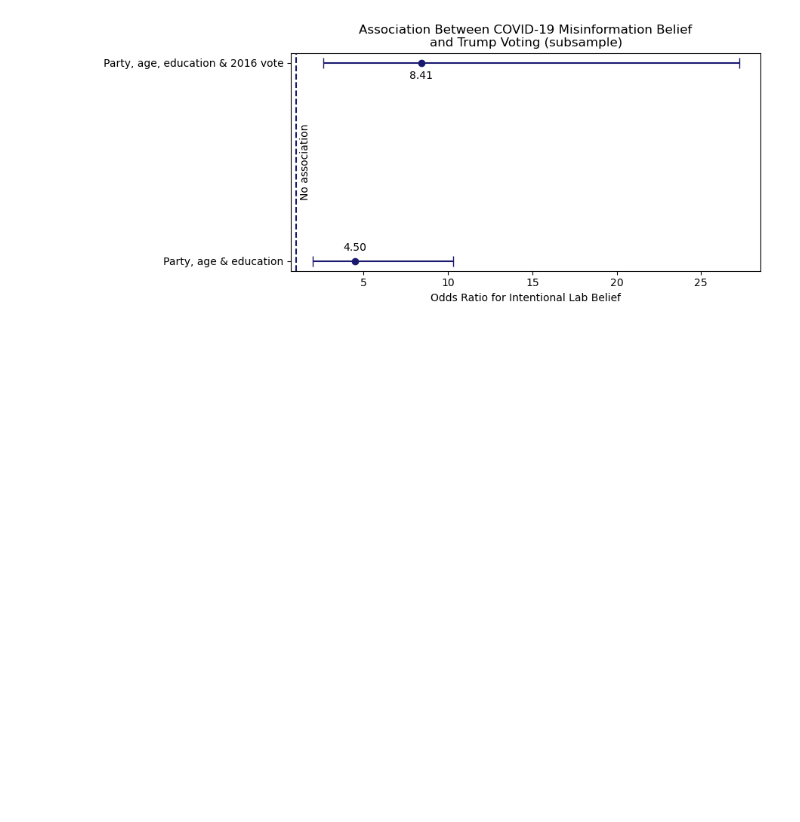
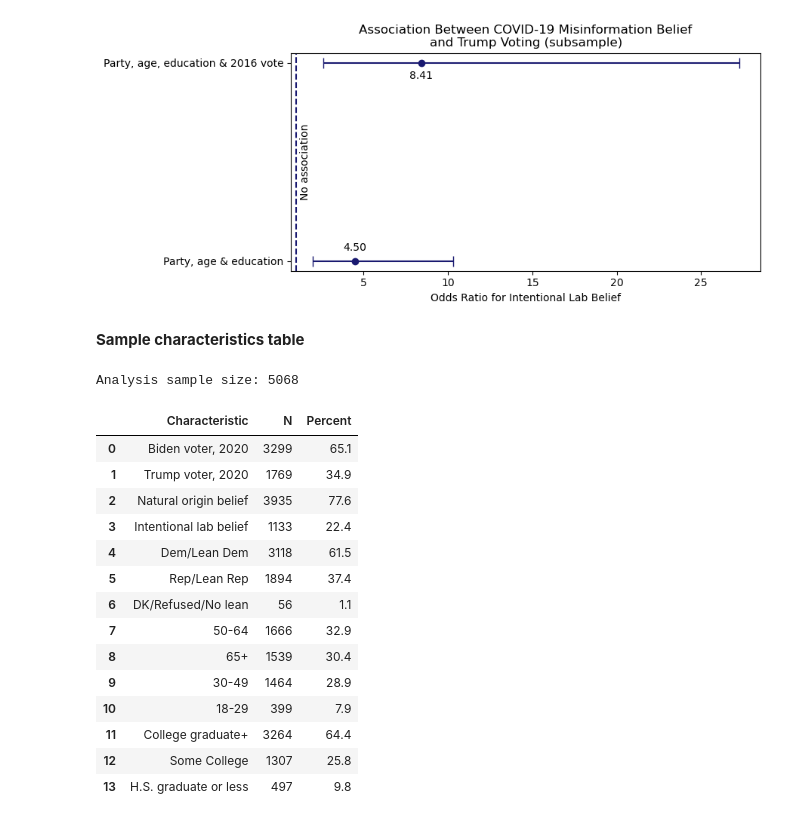
Before and after one commit to ameliabrooks28/QSS20_Project, a Jupyter notebook: code/03_regression.ipynb, the cells around one changed output. Saved outputs shown, nothing was run; the diff lists cells and outputs as text; code cells hidden in the pictures; blank space fills up the shorter version.

```diff
--- a/code/03_regression.ipynb
+++ b/code/03_regression.ipynb
@@ -3,6 +3,15 @@ import pandas as pd
 import numpy as np
 import matplotlib.pyplot as plt
 import statsmodels.formula.api as smf
+# %%
+# function for creating table at end of notebook
+
+def add_rows(table, df, variable, labels=None):
+    counts = df[variable].value_counts()
+
+    for value, count in counts.items():
+        label = labels.get(value, value) if labels else value
+        table.append({"Characteristic": label, "N": count, "Percent": count / len(df) * 100})
 # %%
 df = pd.read_csv("../data/merged_clean.csv")
 # %%
@@ -497,3 +506,49 @@ plt.savefig("../output/forest_coefficient_plot3.png", bbox_inches="tight")
 plt.show()
 # %% [output]
 [figure]
+# %% [markdown]
+**Sample characteristics table**
+# %%
+n = len(reg3)
+print("Analysis sample size:", n)
+# %% [output]
+Analysis sample size: 5068
+# %%
+table1 = []
+
+# 2020 vote
+add_rows(table1, reg3, "trump_vote", {0: "Biden voter, 2020", 1: "Trump voter, 2020"})
+
+# COVID misinformation belief
+add_rows(table1, reg3, "covid_misinfo_belief", {0: "Natural origin belief", 1: "Intentional lab belief"})
+
+# political party
+add_rows(table1, reg3, "F_PARTYSUM_FINAL")
+
+# age
+add_rows(table1, reg3, "F_AGECAT")
+
+# education
+add_rows(table1, reg3, "F_EDUCCAT")
+
+
+# convert to df
+table1 = pd.DataFrame(table1)
+table1["Percent"] = table1["Percent"].round(1)
+table1
+# %% [output]
+|  | Characteristic | N | Percent |
+| 0 | Biden voter, 2020 | 3299 | 65.1 |
+| 1 | Trump voter, 2020 | 1769 | 34.9 |
+| 2 | Natural origin belief | 3935 | 77.6 |
+| 3 | Intentional lab belief | 1133 | 22.4 |
+| 4 | Dem/Lean Dem | 3118 | 61.5 |
+| 5 | Rep/Lean Rep | 1894 | 37.4 |
+| 6 | DK/Refused/No lean | 56 | 1.1 |
+| 7 | 50-64 | 1666 | 32.9 |
+| 8 | 65+ | 1539 | 30.4 |
+| 9 | 30-49 | 1464 | 28.9 |
+| 10 | 18-29 | 399 | 7.9 |
+| 11 | College graduate+ | 3264 | 64.4 |
+| 12 | Some College | 1307 | 25.8 |
+| 13 | H.S. graduate or less | 497 | 9.8 |
```
Also changed, not shown: parts of 4 cells of this notebook, 3 other files.
